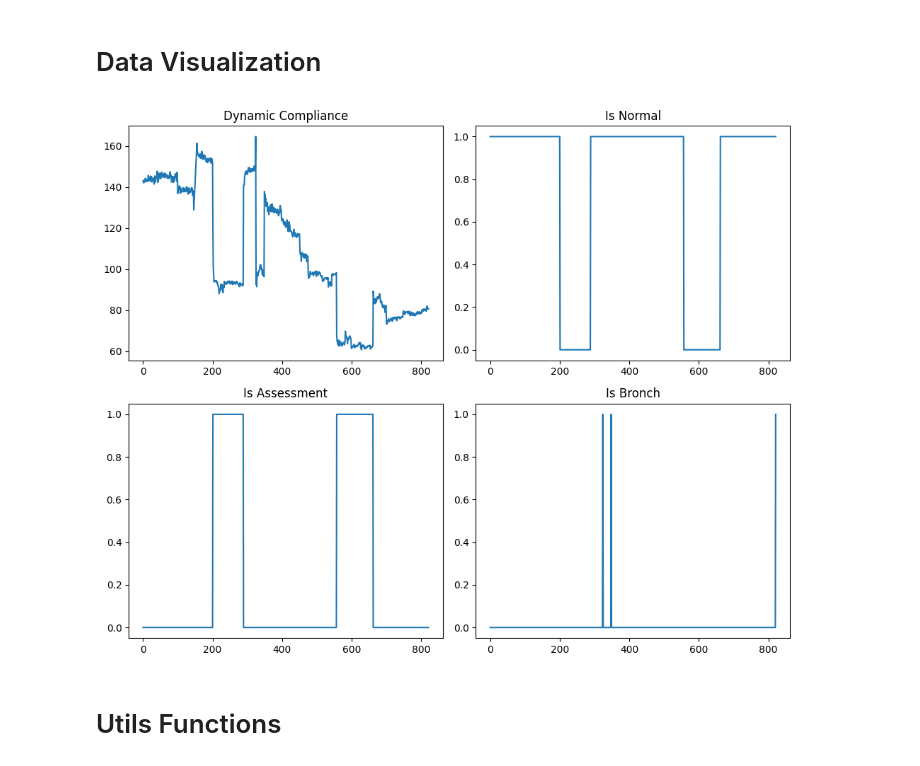
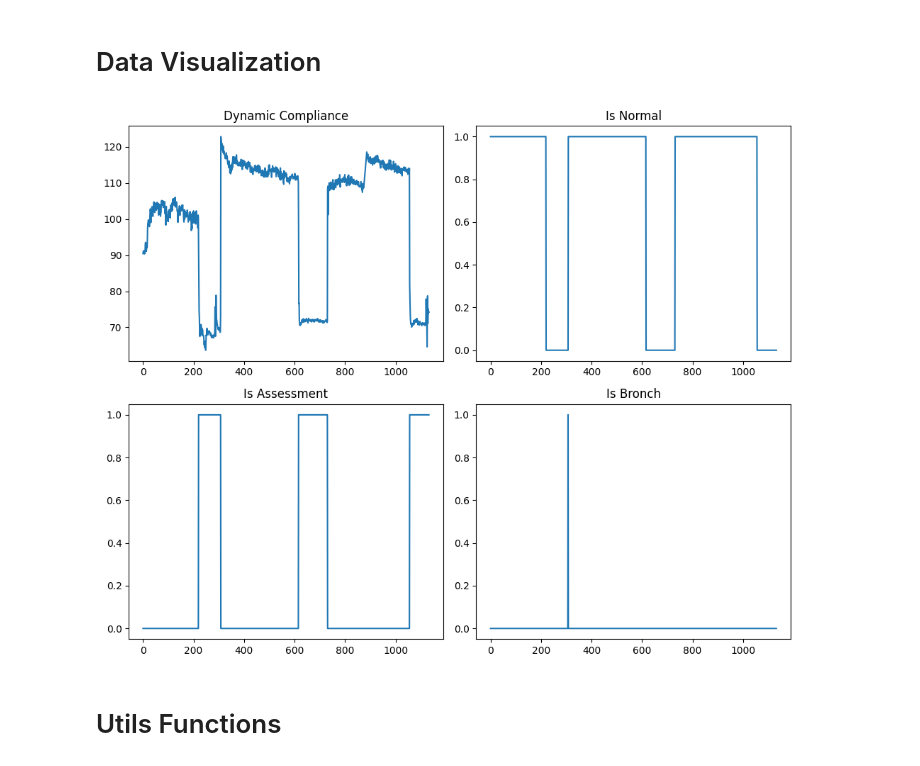
Before and after one commit to VictorH2208/Capstone-CNN, a Jupyter notebook: CNN/torch_cnn.ipynb, the cells around one changed output. Cells and saved outputs as stored; diff of their text form; code cells hidden in the pictures.

```diff
--- a/CNN/torch_cnn.ipynb
+++ b/CNN/torch_cnn.ipynb
@@ -53,32 +53,32 @@ for i in range(len(train_dataset)):
         tmp = train_dataset[i+2]
         break
 # %%
-a = tmp['Dy_comp']
-c = tmp['Is_normal']
-b = tmp['Is_assessment']
-d = tmp['Is_bronch']
+a = val_dataset[0]['Dy_comp']
+c = val_dataset[0]['Is_normal']
+b = val_dataset[0]['Is_assessment']
+d = val_dataset[0]['Is_bronch']
 
 plt.figure(figsize=(10, 8))
 
 plt.subplot(2, 2, 1)
 plt.title('Dynamic Compliance')
 plt.plot(a)
 
 plt.subplot(2, 2, 2)
 plt.title('Is Normal')
 plt.plot(c)
 
 plt.subplot(2, 2, 3)
 plt.title('Is Assessment')
 plt.plot(b)
 
 plt.subplot(2, 2, 4)
 plt.title('Is Bronch')
 plt.plot(d)
 
 plt.tight_layout()
 # %% [output]
-[figure, old version]
+[figure, new version]
 # %% [markdown]
 # Utils Functions
 # %%
```
Also changed, not shown: parts of 14 cells of this notebook.
